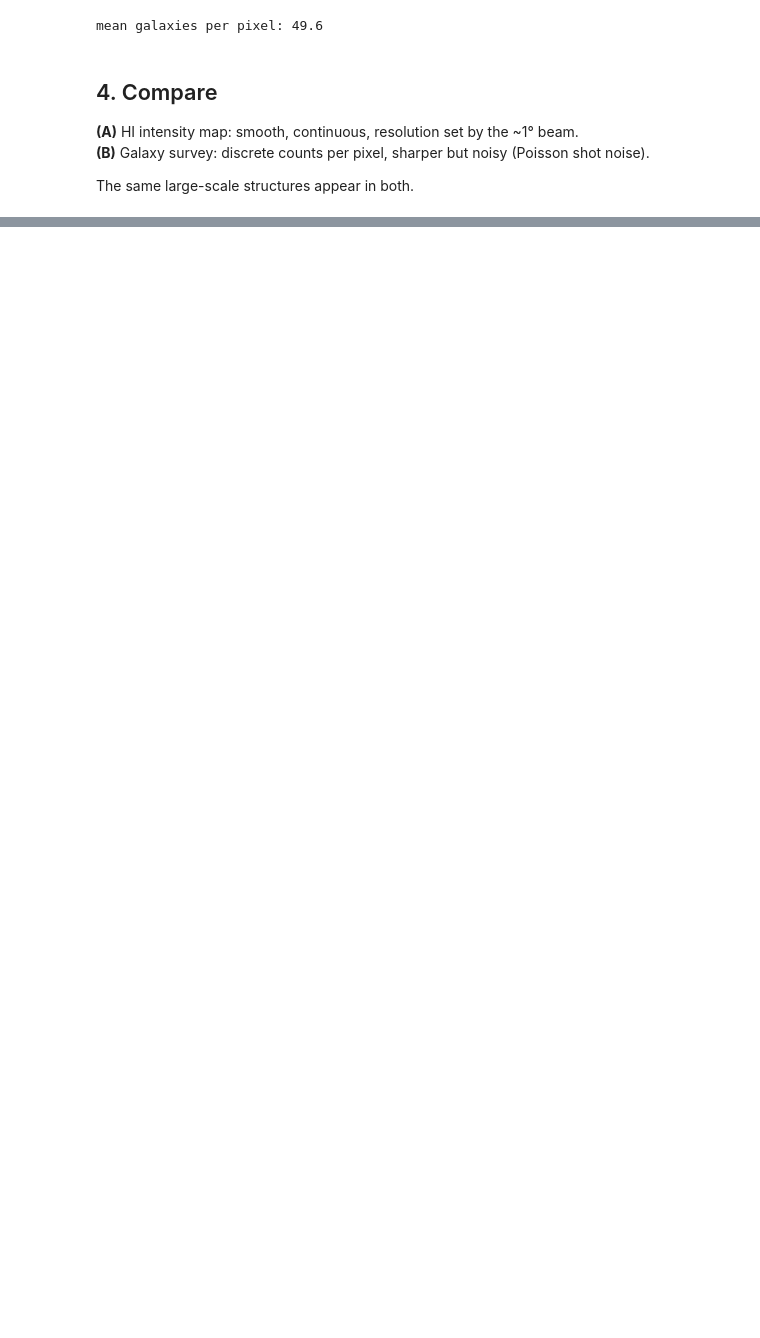
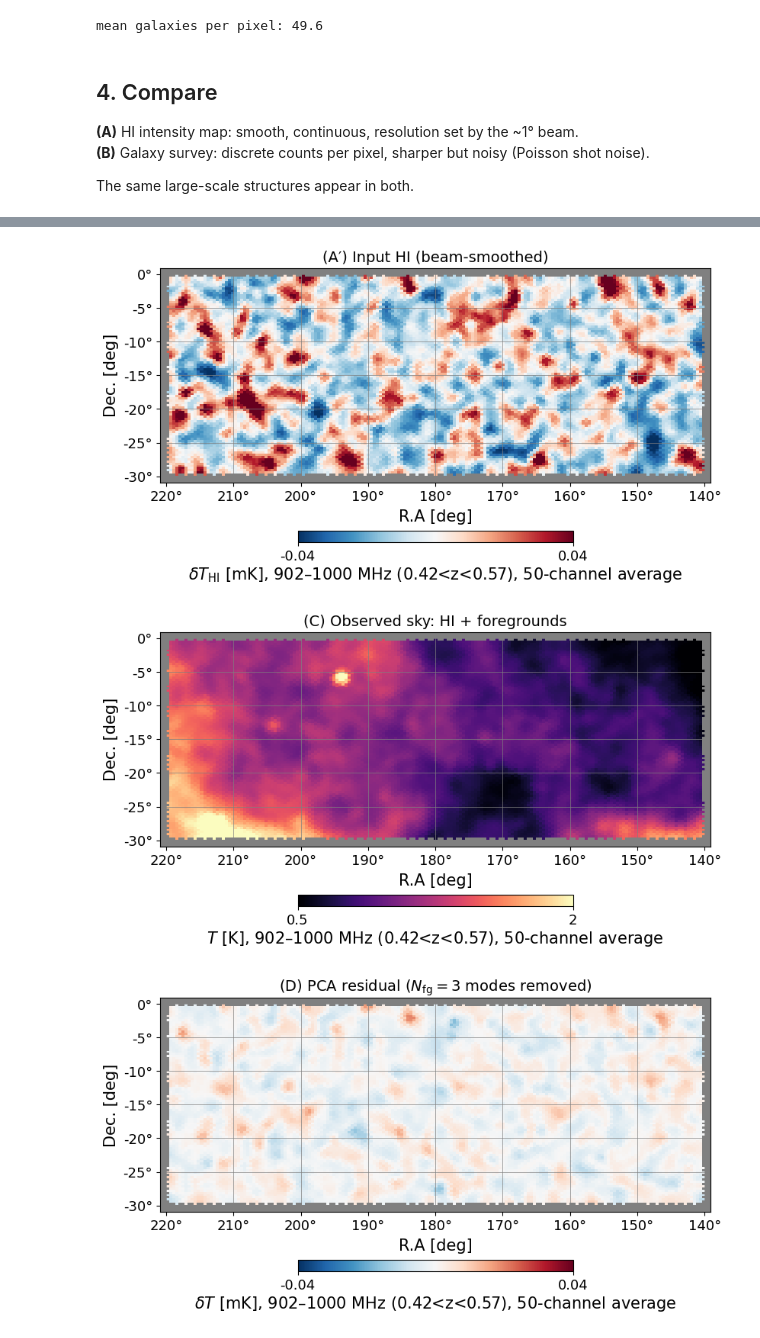
Before and after one commit to zhaotingchen/meer21cm-workshop, a Jupyter notebook: hi_vs_galaxy_survey.ipynb, the cells around one changed output, grey strips where cells are left out. Drawn from its saved outputs; the diff is of its cells as text; code cells hidden in the pictures; blank space fills up the shorter version.

```diff
--- a/hi_vs_galaxy_survey.ipynb
+++ b/hi_vs_galaxy_survey.ipynb
@@ -128,0 +173,7 @@ plt.show()
+# %%
+res_cube = pca_clean(
+    obs_cube,          # observed cube, (n_pix, n_channel)
+    3,                 # N_fg: number of eigenmodes removed
+    mean_center=True,  # subtract the mean of each channel before computing the covariance
+)
+print(f"rms: residual {res_cube.std()*1e3:.3f} mK,  input HI {hi_cube.std()*1e3:.3f} mK")
@@ -128,0 +188,36 @@ plt.show()
+# %%
+n_avg = 50                                    # number of channels to average
+ch0 = (nu.size - n_avg) // 2                  # first channel: take the central 50 of the 64
+ch_sel = slice(ch0, ch0 + n_avg)              # channels ch0 ... ch0 + 49
+z_lo, z_hi = 1420.405751e6 / nu[ch_sel][[-1, 0]] - 1
+avg_label = (rf"{nu[ch_sel].min()/1e6:.0f}–{nu[ch_sel].max()/1e6:.0f} MHz "
+             rf"({z_lo:.2f}<z<{z_hi:.2f}), {n_avg}-channel average")
+
+hi_avg = hi_cube[:, ch_sel].mean(axis=-1) * 1e3   # [mK]
+obs_avg = obs_cube[:, ch_sel].mean(axis=-1)       # [K]
+res_avg = res_cube[:, ch_sel].mean(axis=-1) * 1e3 # [mK]
+
+lim_avg = float(f"{np.percentile(np.abs(hi_avg), 99):.1g}")  # symmetric colour scale from the HI map [mK], used for (A′) and (D)
+
+plot_map(hi_avg, cmap="RdBu_r", vmin=-lim_avg, vmax=lim_avg,
+         title="(A′) Input HI (beam-smoothed)",
+         cbar_label=rf"$\delta T_{{\rm HI}}$ [mK], {avg_label}", **plot_kw)
+# plt.savefig("hi_channel_average.png", dpi=200, bbox_inches="tight")
+plt.show()
+
+obs_lim = np.round(np.percentile(obs_avg, [1, 99]), 1)  # colour range [K]: 1st-99th percentile, rounded to 0.1 K
+plot_map(obs_avg, cmap="magma", vmin=obs_lim[0], vmax=obs_lim[1],
+         title="(C) Observed sky: HI + foregrounds",
+         cbar_label=rf"$T$ [K], {avg_label}", **plot_kw)
+# plt.savefig("observed_channel_average.png", dpi=200, bbox_inches="tight")
+plt.show()
+
+plot_map(res_avg, cmap="RdBu_r", vmin=-lim_avg, vmax=lim_avg,
+         title=r"(D) PCA residual ($N_{\rm fg}=3$ modes removed)",
+         cbar_label=rf"$\delta T$ [mK], {avg_label}", **plot_kw)
+# plt.savefig("pca_residual_channel_average.png", dpi=200, bbox_inches="tight")
+plt.show()
+# %% [output]
+[figure, added]
+[figure, added]
+[figure, added]
```
Also changed, not shown: parts of 28 cells of this notebook, 2 other files.
